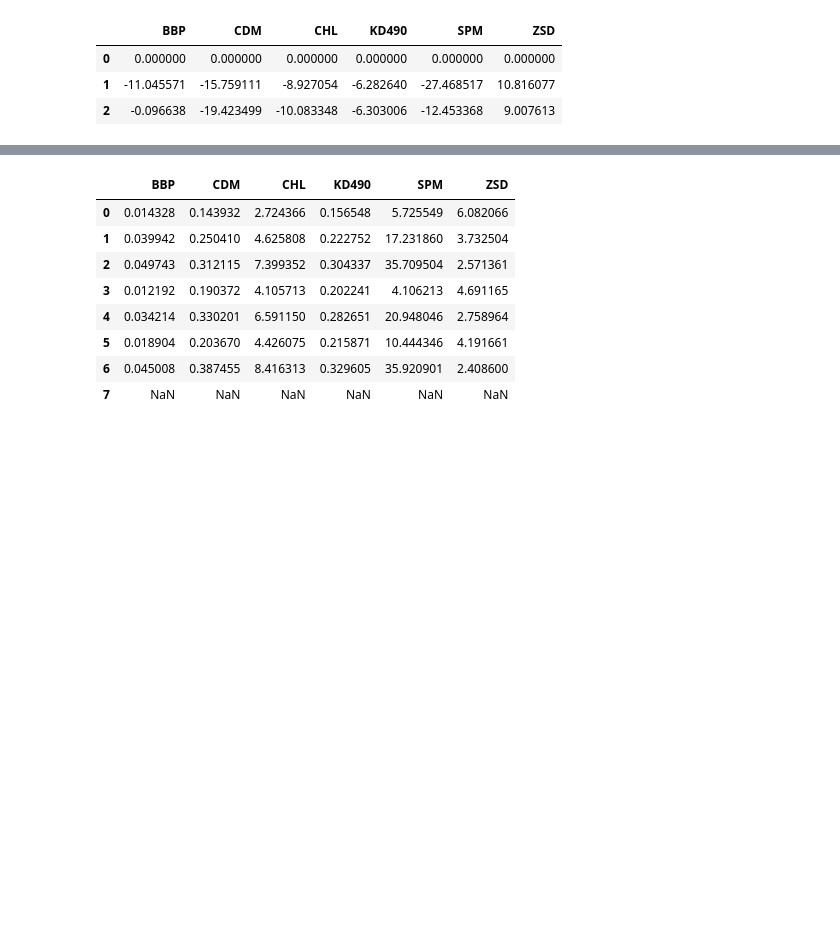
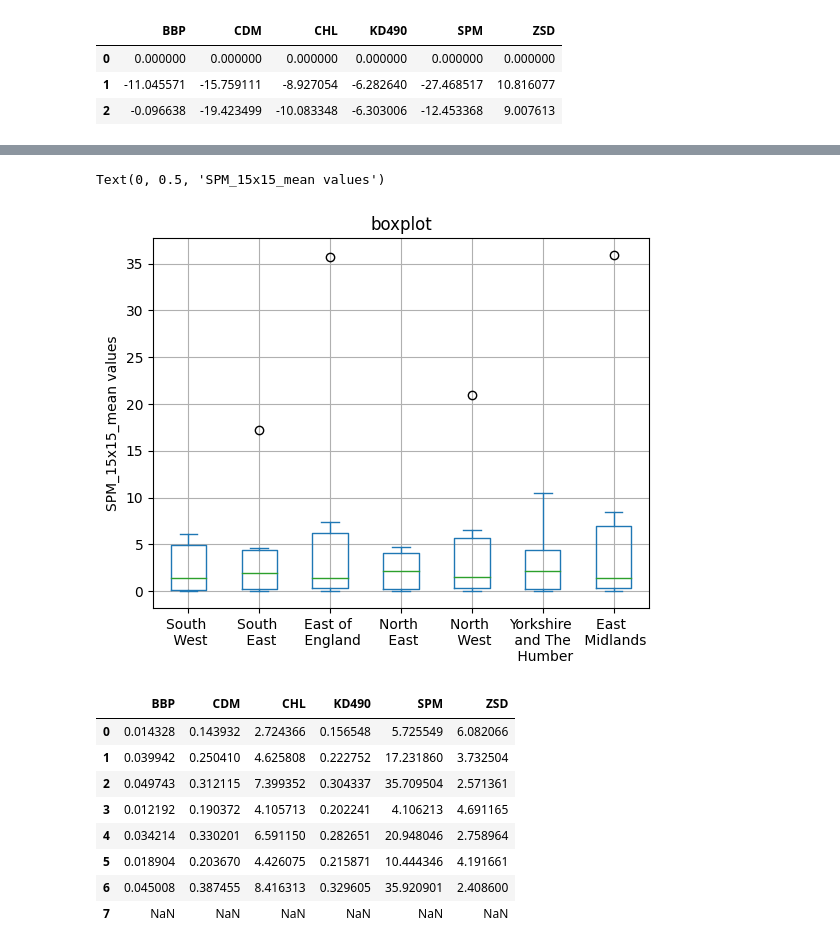
Before and after one commit to lse-st498/P6_WaterPollution_2022_23, a Jupyter notebook: exploratory_data_analysis/section_4.2_exploration.ipynb, the cells around one changed output, grey strips where cells are left out. Drawn from its saved outputs; the diff is of its cells as text; code cells hidden in the pictures; blank space fills up the shorter version.

```diff
--- a/exploratory_data_analysis/section_4.2_exploration.ipynb
+++ b/exploratory_data_analysis/section_4.2_exploration.ipynb
@@ -155,13 +161,16 @@ by_region = []
 
 for var in ['BBP', 'CDM', 'CHL', 'KD490','SPM','ZSD']:
 
-    avg_sw = sites_data[sites_data['region'] == 'South West'][f'{var}_15x15_mean'].mean()
-    avg_se = sites_data[sites_data['region'] == 'South East'][f'{var}_15x15_mean'].mean()
-    avg_ee = sites_data[sites_data['region'] == 'East of England'][f'{var}_15x15_mean'].mean()
-    avg_ne = sites_data[sites_data['region'] == 'North East'][f'{var}_15x15_mean'].mean()
-    avg_nw = sites_data[sites_data['region'] == 'North West'][f'{var}_15x15_mean'].mean()
-    avg_yh = sites_data[sites_data['region'] == 'Yorkshire and The Humber'][f'{var}_15x15_mean'].mean()
-    avg_em = sites_data[sites_data['region'] == 'East Midlands'][f'{var}_15x15_mean'].mean()
-    avg_ld = sites_data[sites_data['region'] == 'London'][f'{var}_15x15_mean'].mean()
+    avg_sw = sites_data[sites_data['region'] == 'South West'][f'{var}_15x15_mean']
+    avg_se = sites_data[sites_data['region'] == 'South East'][f'{var}_15x15_mean']
+    avg_ee = sites_data[sites_data['region'] == 'East of England'][f'{var}_15x15_mean']
+    avg_ne = sites_data[sites_data['region'] == 'North East'][f'{var}_15x15_mean']
+    avg_nw = sites_data[sites_data['region'] == 'North West'][f'{var}_15x15_mean']
+    avg_yh = sites_data[sites_data['region'] == 'Yorkshire and The Humber'][f'{var}_15x15_mean']
+    avg_em = sites_data[sites_data['region'] == 'East Midlands'][f'{var}_15x15_mean']
+    avg_ld = sites_data[sites_data['region'] == 'London'][f'{var}_15x15_mean']
 
     by_region.append([avg_sw, avg_se, avg_ee, avg_ne, avg_nw, avg_yh, avg_em, avg_ld])
+# %%
+df = pd.DataFrame(by_region)
+df
@@ -168,3 +210,10 @@ for var in ['BBP', 'CDM', 'CHL', 'KD490','SPM','ZSD']:
+# %%
+df.columns = ['South \n West','South \n East', 'East of \n England', 'North \n East', 'North \n West', 'Yorkshire \n and The \n Humber', 'East \n Midlands', 'London']
+bplot = df.iloc[:,:-1].plot(kind='box', title='boxplot', grid=True)
+bplot.set_ylabel("SPM_15x15_mean values")
+# %% [output]
+Text(0, 0.5, 'SPM_15x15_mean values')
+[figure, added]
 # %%
 df = pd.DataFrame(by_region)
 df = df.T
```
Also changed, not shown: parts of 8 cells of this notebook, 9 other files.
